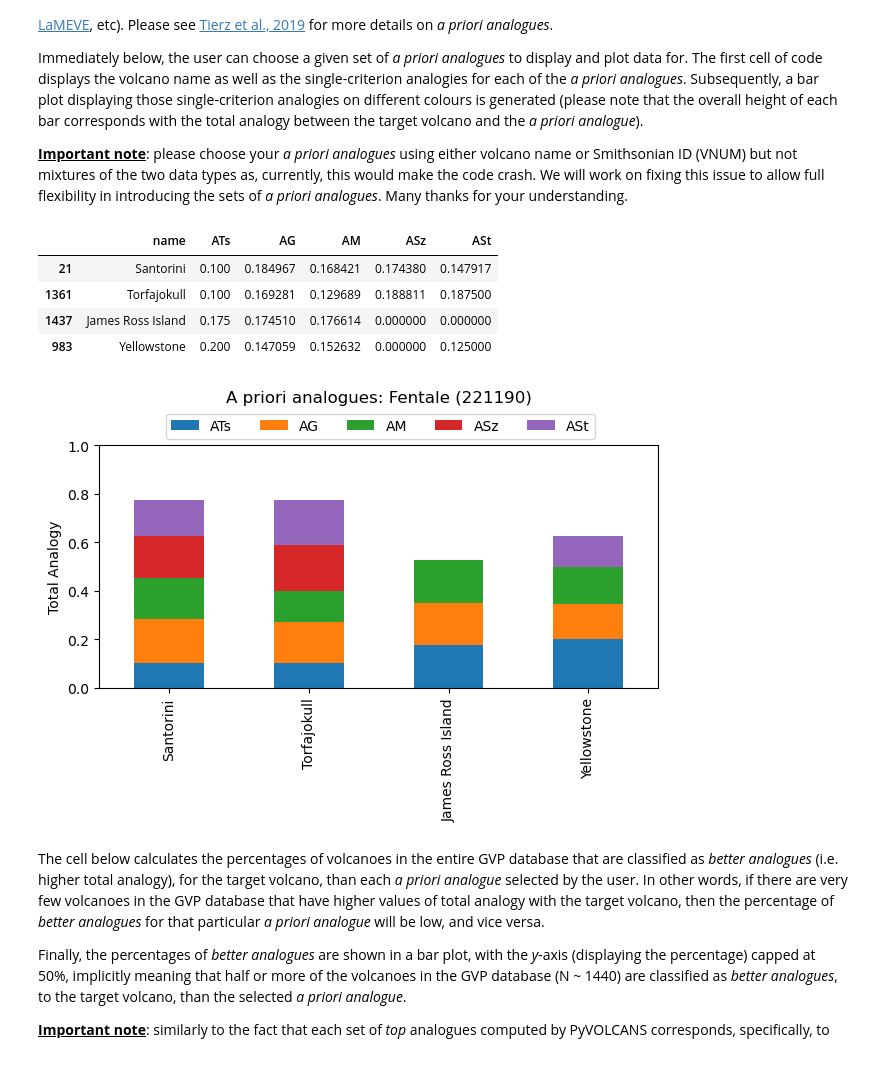
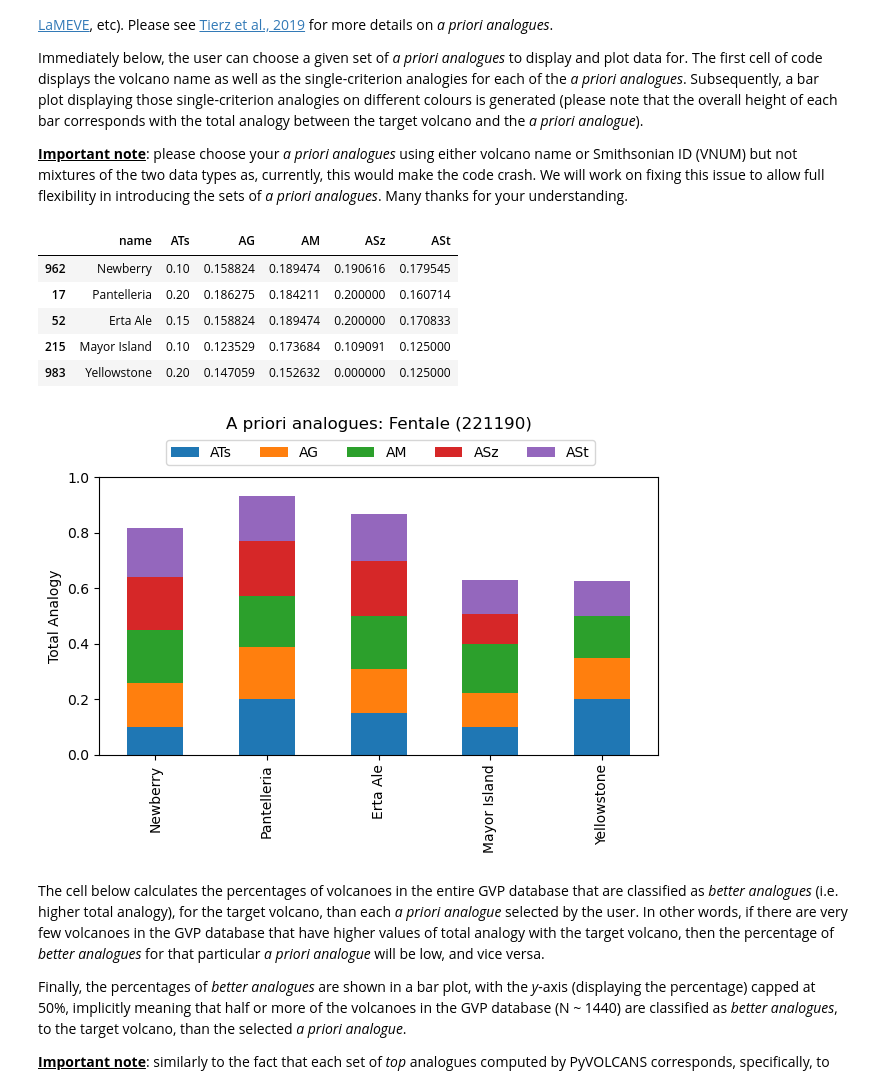
Before and after one commit to BritishGeologicalSurvey/pyvolcans, a Jupyter notebook: docs/pyVOLCANS.ipynb, the cells around one changed output. Saved outputs shown, nothing was run; the diff lists cells and outputs as text; code cells hidden in the pictures.

```diff
--- a/docs/pyVOLCANS.ipynb
+++ b/docs/pyVOLCANS.ipynb
@@ -132,20 +132,21 @@ Immediately below, the user can choose a given set of _a priori analogues_ to di
 <ins>**Important note**</ins>: please choose your _a priori analogues_ using either volcano name or Smithsonian ID (VNUM) but not mixtures of the two data types as, currently, this would make the code crash. We will work on fixing this issue to allow full flexibility in introducing the sets of _a priori analogues_. Many thanks for your understanding.
 # %%
 # Plot comparisons with specific volcanoes selected apriori
-apriori_volcanoes = ['Santorini', 'Torfajokull', 'James Ross Island', 'Yellowstone']
+apriori_volcanoes = ['Newberry', 'Pantelleria', 'Erta Ale', 'Mayor Island', 'Yellowstone']
 
 # weights label is used in the filename if save_figure is True
 weights_label = 'Ts{:.3f}G{:.3f}M{:.3f}Sz{:.3f}St{:.3f}'.format(*weights.values())
 
 pvf.plot_bar_apriori_analogues(volcano_name, volcano_vnum, apriori_volcanoes,
                                volcans_result, weights_label, save_figure=False)
 # %% [output]
 |  | name | ATs | AG | AM | ASz | ASt |
-| 21 | Santorini | 0.100 | 0.184967 | 0.168421 | 0.174380 | 0.147917 |
-| 1361 | Torfajokull | 0.100 | 0.169281 | 0.129689 | 0.188811 | 0.187500 |
-| 1437 | James Ross Island | 0.175 | 0.174510 | 0.176614 | 0.000000 | 0.000000 |
-| 983 | Yellowstone | 0.200 | 0.147059 | 0.152632 | 0.000000 | 0.125000 |
+| 962 | Newberry | 0.10 | 0.158824 | 0.189474 | 0.190616 | 0.179545 |
+| 17 | Pantelleria | 0.20 | 0.186275 | 0.184211 | 0.200000 | 0.160714 |
+| 52 | Erta Ale | 0.15 | 0.158824 | 0.189474 | 0.200000 | 0.170833 |
+| 215 | Mayor Island | 0.10 | 0.123529 | 0.173684 | 0.109091 | 0.125000 |
+| 983 | Yellowstone | 0.20 | 0.147059 | 0.152632 | 0.000000 | 0.125000 |
-[figure, old version]
+[figure, new version]
 # %% [markdown]
 The cell below calculates the percentages of volcanoes in the entire GVP database that are classified as _better analogues_ (i.e. higher total analogy), for the target volcano, than each _a priori analogue_ selected by the user. In other words, if there are very few volcanoes in the GVP database that have higher values of total analogy with the target volcano, then the percentage of _better analogues_ for that particular _a priori analogue_ will be low, and vice versa.
 
```
Also changed, not shown: parts of 1 cell of this notebook.
